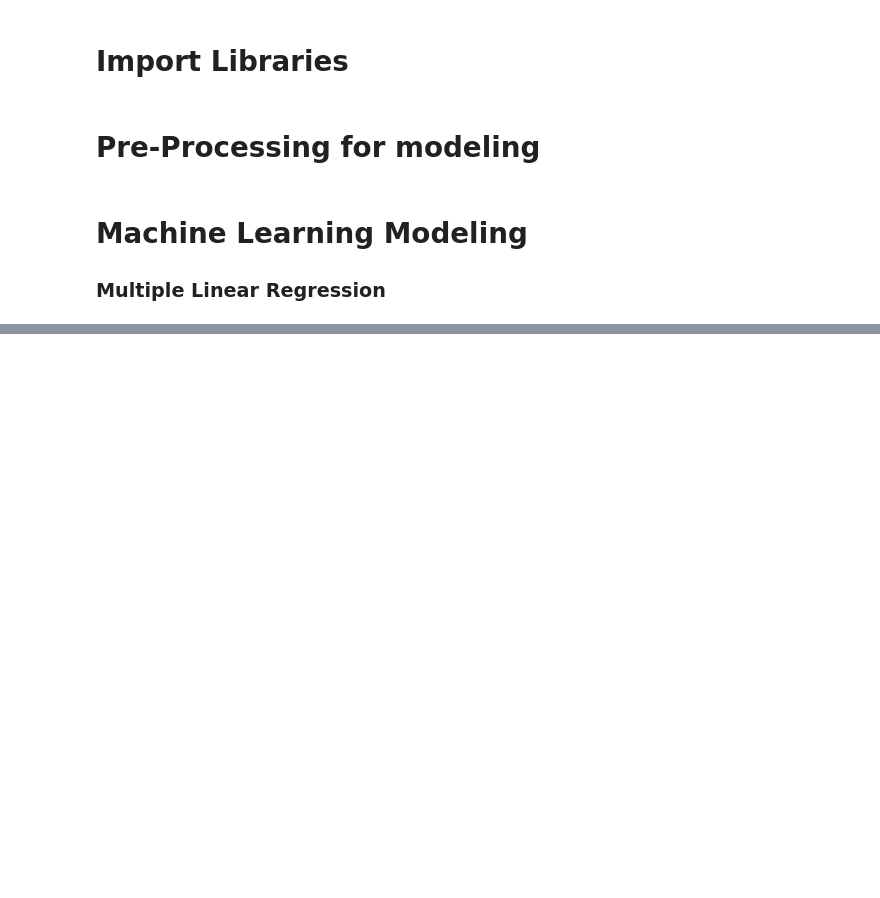
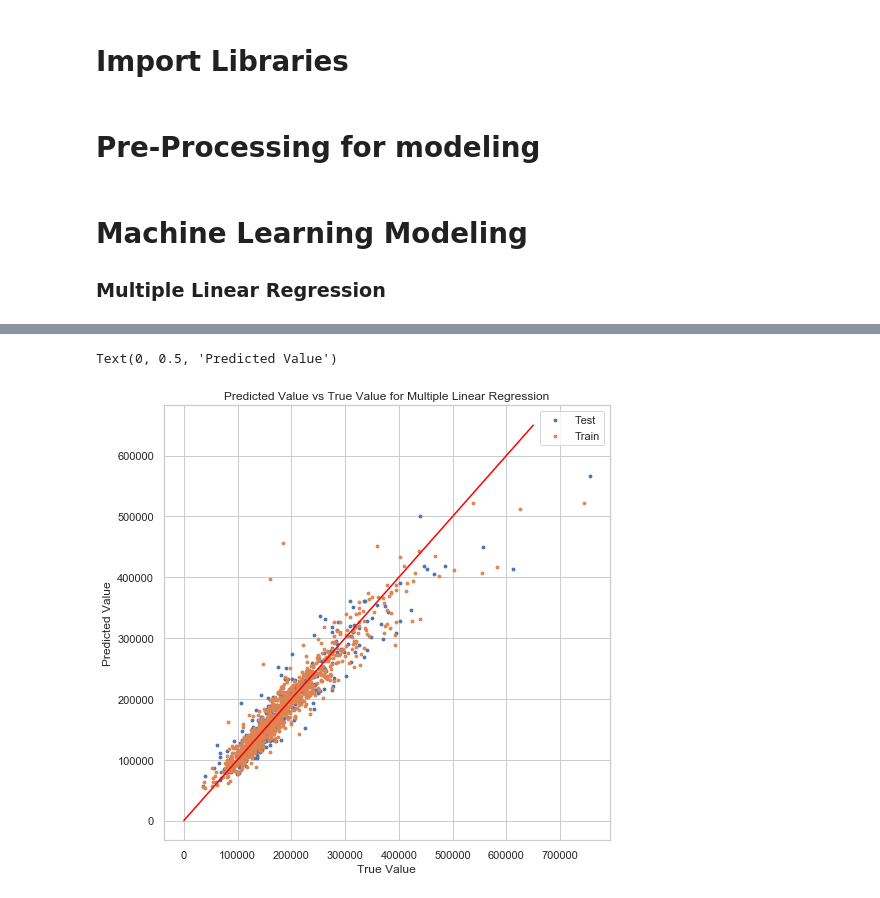
Before and after one commit to mwc201/Housing_Price_Prediction, a Jupyter notebook: ML_Models.ipynb, the cells around one changed output, grey strips where cells are left out. Drawn from its saved outputs; the diff is of its cells as text; code cells hidden in the pictures; blank space fills up the shorter version.

```diff
--- a/ML_Models.ipynb
+++ b/ML_Models.ipynb
@@ -25,10 +23,17 @@ test_df = pd.read_csv('./Data/test.csv')
+# %%
+#import datasets
+train_dum_df = pd.read_csv('./Data/train_dum_df.csv', index_col=0)
+test_dum_df = pd.read_csv('./Data/test_dum_df.csv', index_col=0)
+
+train_undum_df = pd.read_csv('./Data/train_undum_df.csv', index_col=0)
+test_undum_df = pd.read_csv('./Data/test_undum_df.csv', index_col=0)
 # %%
 #assign predictor and target variables
-#y = train_complete['SalePrice'].apply(np.log)
-#X = train_complete.drop("SalePrice", axis = 1)
+y = train_dum_df['SalePrice'].apply(np.log)
+X = train_dum_df.drop(["SalePrice"], axis = 1)
 # %%
 #train/test split
-#X_train, X_test, y_train, y_test = train_test_split(X, Y, test_size = 0.2, random_state = 42)
+X_train, X_test, y_train, y_test = train_test_split(X, y, test_size = 0.3, random_state = 42)
 # %% [markdown]
 # Machine Learning Modeling
 ###    Multiple Linear Regression
@@ -36,0 +40,13 @@ test_df = pd.read_csv('./Data/test.csv')
+# %%
+ols = LinearRegression()
+
+ols.fit(X_train, y_train)
+cv = np.mean(cross_val_score(ols, X_train, y_train, cv = 10))
+pred = ols.predict(X_test)
+RMSLE = (mean_squared_error(pred, y_test, squared = False))
+
+
+print("R^2 train set: %f" %ols.score(X_train, y_train))
+print("R^2 test  set: %f" %ols.score(X_test, y_test))
+print("CV R^2 train set: " + str(round(cv,5)))
+print("RMSLE: " + str(round(RMSLE, 5)))
@@ -36,0 +79,12 @@ test_df = pd.read_csv('./Data/test.csv')
+# %%
+plt.figure(figsize=(8,8))
+plt.scatter(x = np.exp(y_test), y = np.exp(pred), s = 8, label = "Test")
+plt.scatter(x = np.exp(y_train), y = np.exp(ols.predict(X_train)), s = 8, label = "Train")
+plt.plot([0,650000],[0,650000], color = "red")
+plt.legend(loc = 0)
+plt.title("Predicted Value vs True Value for Multiple Linear Regression")
+plt.xlabel("True Value")
+plt.ylabel("Predicted Value")
+# %% [output]
+Text(0, 0.5, 'Predicted Value')
+[figure, added]
```
Also changed, not shown: parts of 7 cells of this notebook, 1 other file.
